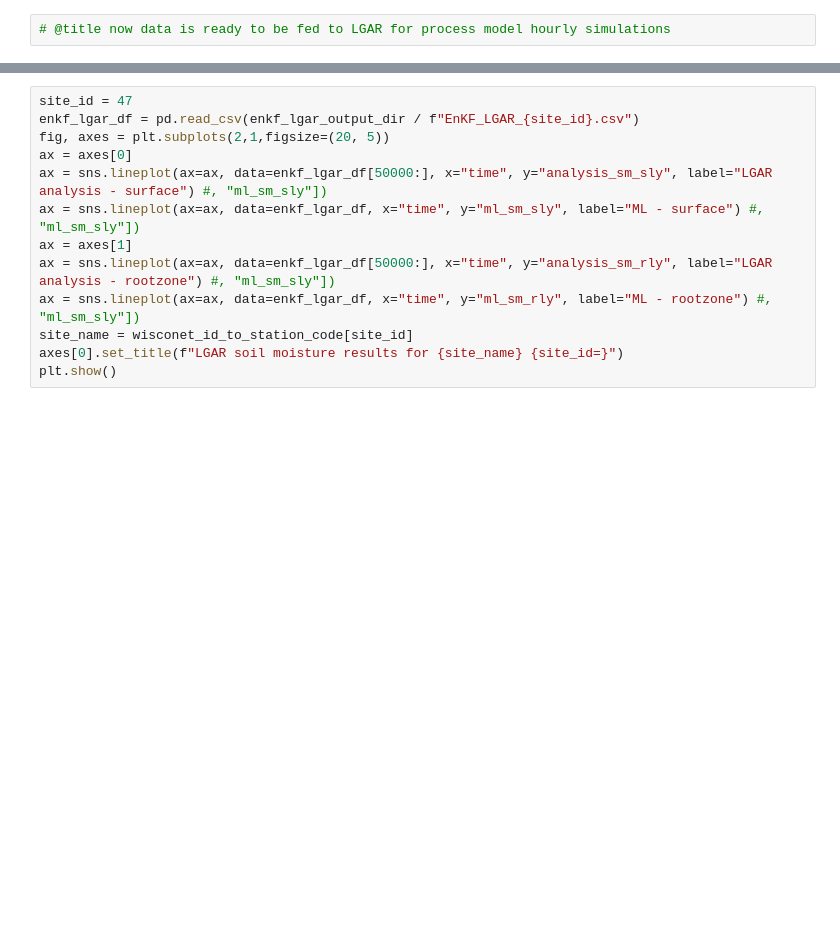
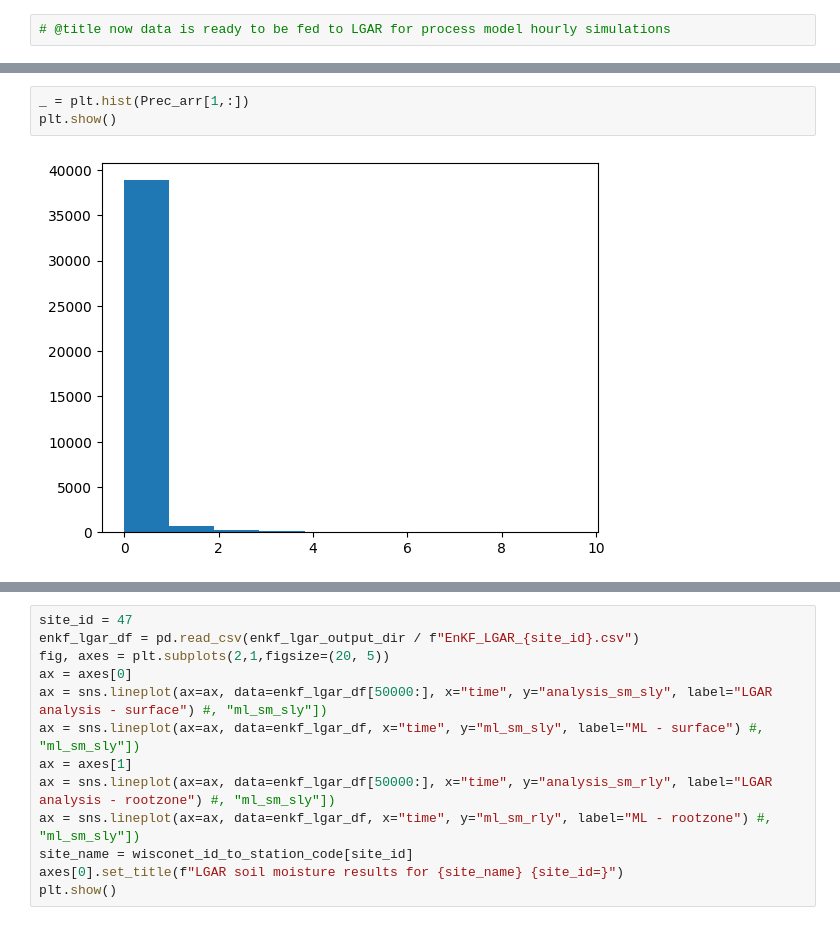
Before and after one commit to ilmcconnell/HRSM, a Jupyter notebook: HRSM_MAPPING_ML_pipeline_multiplePoints_lgar_inputs.ipynb, the cells around one changed output, grey strips where cells are left out. Saved outputs shown, nothing was run; the diff lists cells and outputs as text; blank space fills up the shorter version.

```diff
--- a/HRSM_MAPPING_ML_pipeline_multiplePoints_lgar_inputs.ipynb
+++ b/HRSM_MAPPING_ML_pipeline_multiplePoints_lgar_inputs.ipynb
@@ -4364,3 +4356,8 @@ print("All files copied to GDrive")
+# %%
+_ = plt.hist(Prec_arr[1,:])
+plt.show()
+# %% [output]
+[figure, added]
 # %%
 site_id = 7
 enkf_lgar_df = pd.read_csv(enkf_lgar_output_dir / f"EnKF_LGAR_{site_id}.csv")
```
Also changed, not shown: parts of 22 cells of this notebook.
